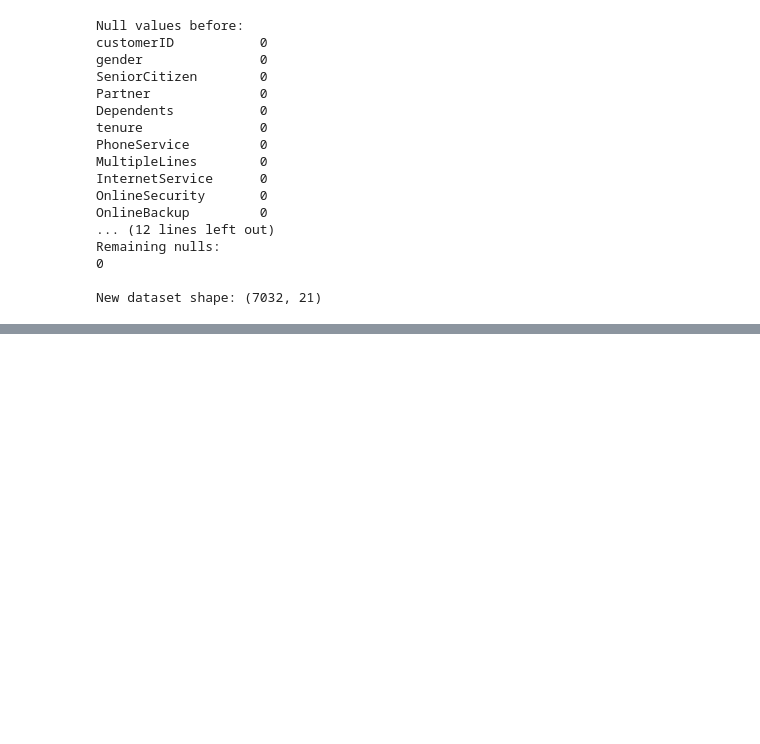
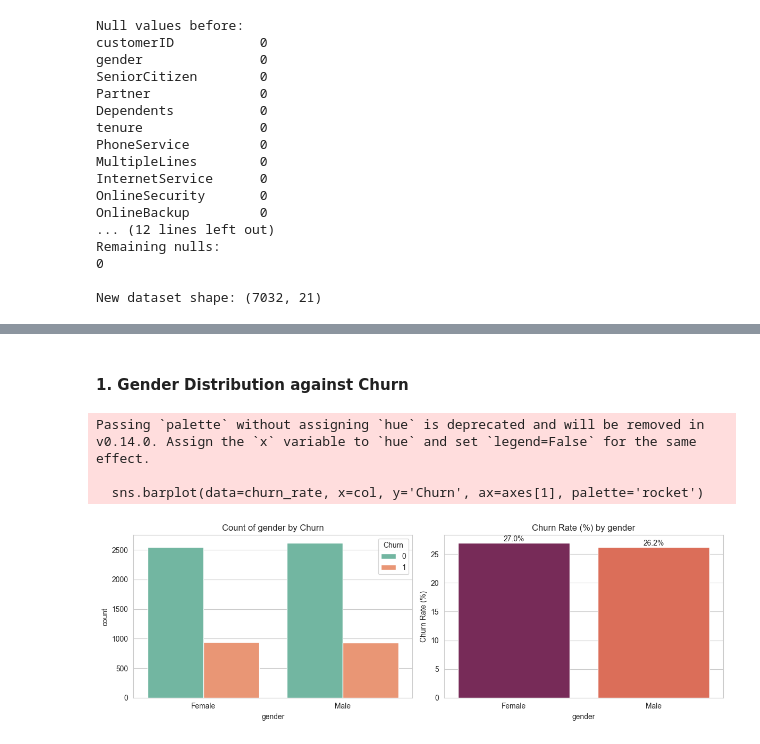
Before and after one commit to Rukundo-elie/telco-customer-churn-lab, a Jupyter notebook: Lab1_Churn_Analysis.ipynb.ipynb, the cells around one changed output, grey strips where cells are left out. Cells and saved outputs as stored; diff of their text form; code cells hidden in the pictures; blank space fills up the shorter version.

```diff
--- a/Lab1_Churn_Analysis.ipynb.ipynb
+++ b/Lab1_Churn_Analysis.ipynb.ipynb
@@ -209,0 +242,35 @@ print("New shape:", df.shape)
+# %%
+import matplotlib.pyplot as plt
+import seaborn as sns
+
+# Set a clean visual style
+sns.set_style("whitegrid")
+
+def plot_churn(col):
+    fig, axes = plt.subplots(1, 2, figsize=(12, 4))
+
+    # Plot 1: Count of customers
+    sns.countplot(data=df, x=col, hue='Churn', ax=axes[0], palette='Set2')
+    axes[0].set_title(f'Count of {col} by Churn')
+
+    # Plot 2: Churn Rate (%)
+    churn_rate = df.groupby(col)['Churn'].mean().mul(100).reset_index()
+    sns.barplot(data=churn_rate, x=col, y='Churn', ax=axes[1], palette='rocket')
+    axes[1].set_title(f'Churn Rate (%) by {col}')
+    axes[1].set_ylabel('Churn Rate (%)')
+
+    # Add the percentage text on top of the bars
+    for i in axes[1].containers:
+        axes[1].bar_label(i, fmt='%.1f%%')
+
+    plt.tight_layout()
+    plt.show()
+# %% [markdown]
+#### 1. Gender Distribution against Churn
+# %%
+plot_churn('gender')
+# %% [output]
+Passing `palette` without assigning `hue` is deprecated and will be removed in v0.14.0. Assign the `x` variable to `hue` and set `legend=False` for the same effect.
+
+  sns.barplot(data=churn_rate, x=col, y='Churn', ax=axes[1], palette='rocket')
+[figure, added]
```
Also changed, not shown: parts of 9 cells of this notebook.
